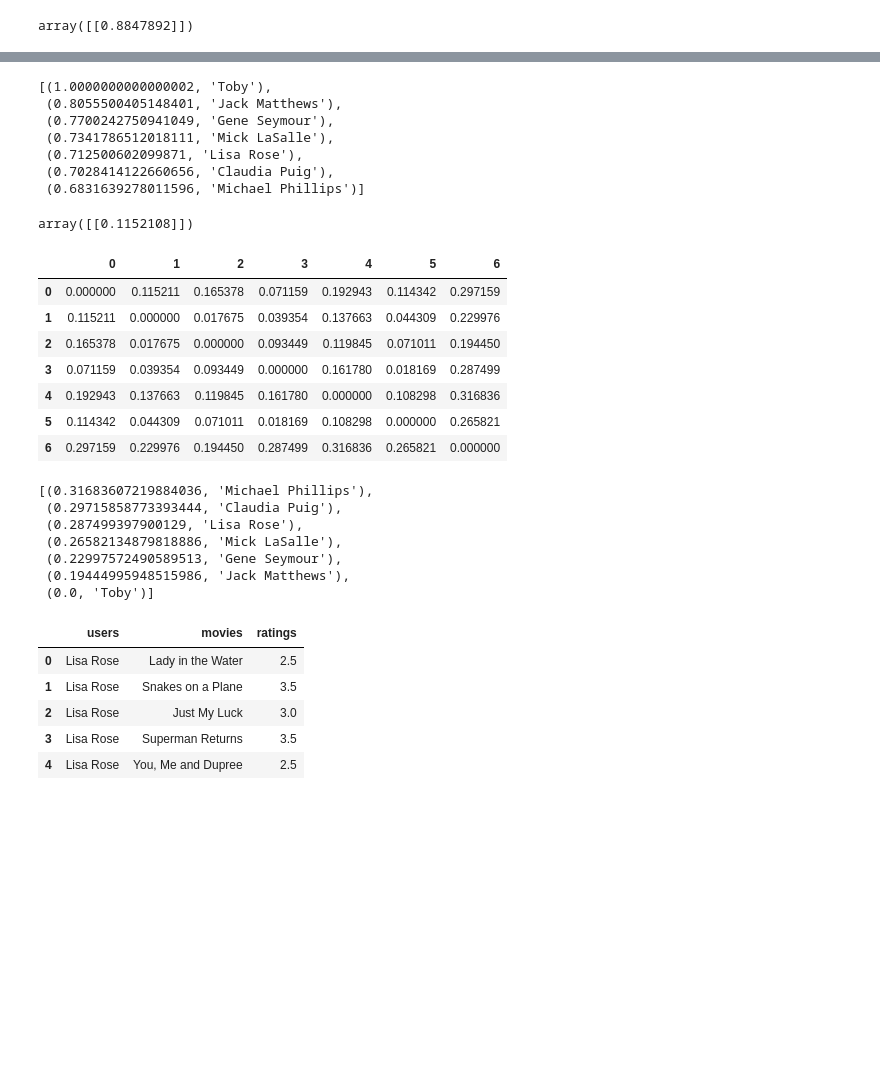
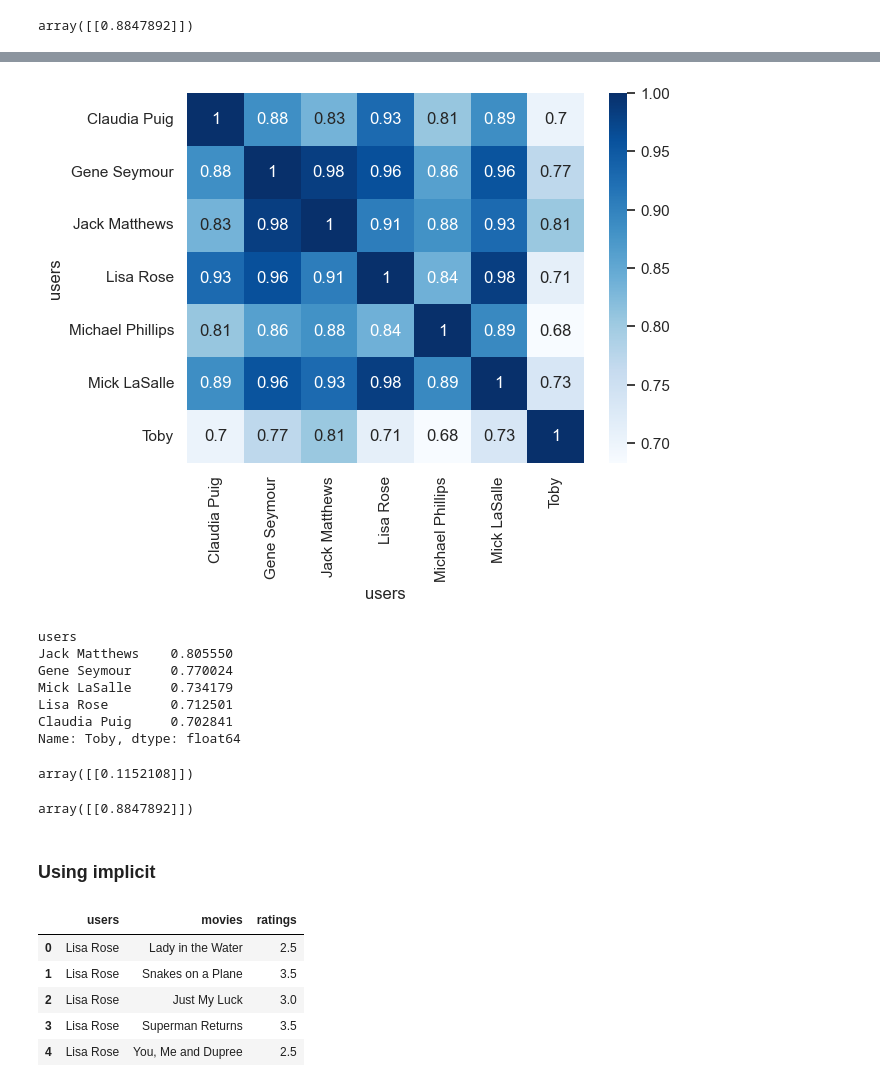
Before and after one commit to alextanhongpin/recommender-learn, a Jupyter notebook: 04_implicit.ipynb, the cells around one changed output, grey strips where cells are left out. Drawn from its saved outputs; the diff is of its cells as text; code cells hidden in the pictures; blank space fills up the shorter version.

```diff
--- a/04_implicit.ipynb
+++ b/04_implicit.ipynb
@@ -1,6 +3,10 @@
 # %%
 import pandas as pd
+import seaborn as sns
 from implicit.nearest_neighbours import CosineRecommender
 from scipy.sparse import coo_matrix, csr_matrix
 from sklearn.metrics.pairwise import cosine_distances, cosine_similarity
+from sklearn.preprocessing import normalize
+
+sns.set()
 # %%
@@ -47,42 +66,31 @@ users_to_users
+# %%
+sns.heatmap(df, annot=True, cmap="Blues");
+# %% [output]
+[figure, added]
 # %%
-toby = 6
-scores = zip(users_to_users.loc[toby], utility.index)
-sorted(list(scores), key=lambda x: x[0], reverse=True)
+# Finding similar users
+user = "Toby"
+n = 5
+
+users = df.loc[user].sort_values(ascending=False).drop(user).head(n)
+users
 # %% [output]
-[(1.0000000000000002, 'Toby'),
- (0.8055500405148401, 'Jack Matthews'),
- (0.7700242750941049, 'Gene Seymour'),
- (0.7341786512018111, 'Mick LaSalle'),
- (0.712500602099871, 'Lisa Rose'),
- (0.7028414122660656, 'Claudia Puig'),
- (0.6831639278011596, 'Michael Phillips')]
+users
+Jack Matthews    0.805550
+Gene Seymour     0.770024
+Mick LaSalle     0.734179
+Lisa Rose        0.712501
+Claudia Puig     0.702841
+Name: Toby, dtype: float64
 # %%
 # 1 - cosine_similarity
 cosine_distances([claudia], [gene])
 # %% [output]
 array([[0.1152108]])
 # %%
-users_to_users = pd.DataFrame(cosine_distances(utility.fillna(0)))
-users_to_users
+1 - cosine_distances([claudia], [gene])
 # %% [output]
-|  | 0 | 1 | 2 | 3 | 4 | 5 | 6 |
-| 0 | 0.000000 | 0.115211 | 0.165378 | 0.071159 | 0.192943 | 0.114342 | 0.297159 |
-| 1 | 0.115211 | 0.000000 | 0.017675 | 0.039354 | 0.137663 | 0.044309 | 0.229976 |
-| 2 | 0.165378 | 0.017675 | 0.000000 | 0.093449 | 0.119845 | 0.071011 | 0.194450 |
-| 3 | 0.071159 | 0.039354 | 0.093449 | 0.000000 | 0.161780 | 0.018169 | 0.287499 |
-| 4 | 0.192943 | 0.137663 | 0.119845 | 0.161780 | 0.000000 | 0.108298 | 0.316836 |
-| 5 | 0.114342 | 0.044309 | 0.071011 | 0.018169 | 0.108298 | 0.000000 | 0.265821 |
-| 6 | 0.297159 | 0.229976 | 0.194450 | 0.287499 | 0.316836 | 0.265821 | 0.000000 |
+array([[0.8847892]])
-# %%
-toby = 6
-scores = zip(users_to_users.loc[toby], utility.index)
-sorted(list(scores), key=lambda x: x[0], reverse=True)
-# %% [output]
-[(0.31683607219884036, 'Michael Phillips'),
- (0.29715858773393444, 'Claudia Puig'),
- (0.287499397900129, 'Lisa Rose'),
- (0.26582134879818886, 'Mick LaSalle'),
- (0.22997572490589513, 'Gene Seymour'),
- (0.19444995948515986, 'Jack Matthews'),
- (0.0, 'Toby')]
+# %% [markdown]
+### Using implicit
 # %%
```
Also changed, not shown: parts of 35 cells of this notebook, 20 other files.
